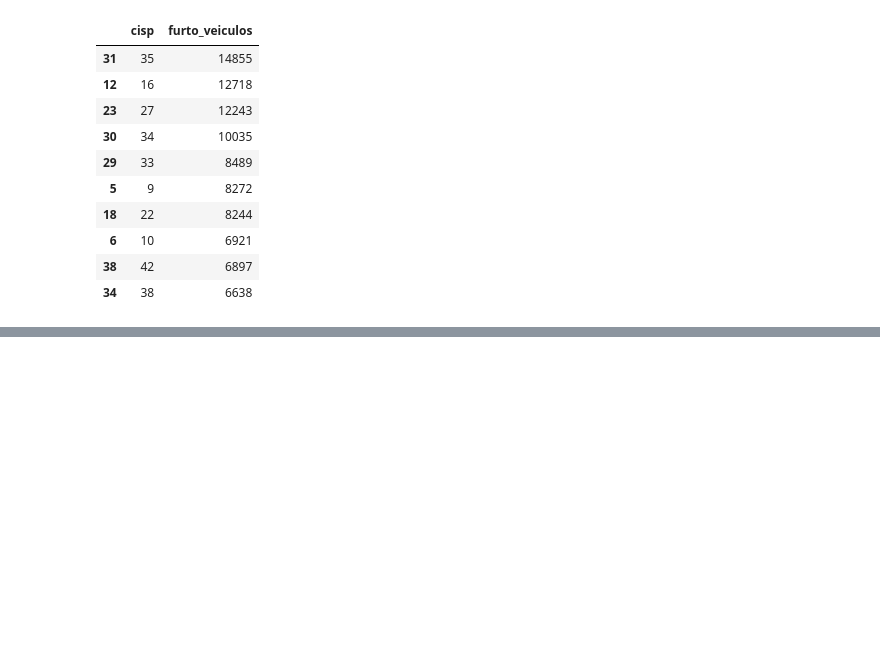
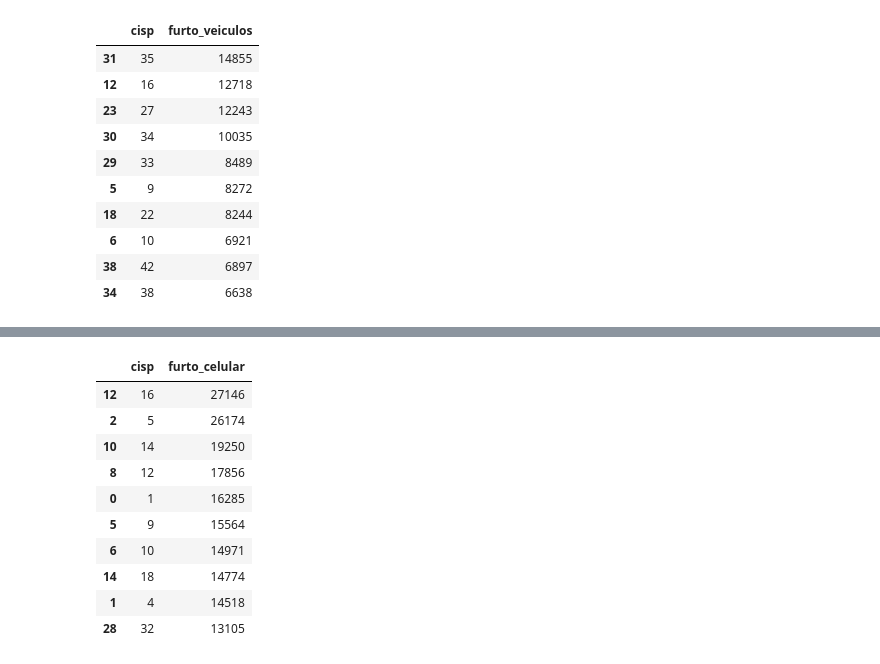
Before and after one commit to wrteixeira2-cpu/UC2SenacDados1, a Jupyter notebook: isp.ipynb, the cells around one changed output, grey strips where cells are left out. Saved outputs shown, nothing was run; the diff lists cells and outputs as text; code cells hidden in the pictures; blank space fills up the shorter version.

```diff
--- a/isp.ipynb
+++ b/isp.ipynb
@@ -156,0 +233,16 @@ df_cisp_furto.head(10)
+# %%
+df_baixada_fluminense = df_capital.groupby('cisp')['furto_celular'].sum().reset_index()
+df_baixada_fluminense = df_cisp_furto.sort_values(by='furto_celular', ascending=False)
+df_baixada_fluminense.head(10)
+# %% [output]
+|  | cisp | furto_celular |
+| 12 | 16 | 27146 |
+| 2 | 5 | 26174 |
+| 10 | 14 | 19250 |
+| 8 | 12 | 17856 |
+| 0 | 1 | 16285 |
+| 5 | 9 | 15564 |
+| 6 | 10 | 14971 |
+| 14 | 18 | 14774 |
+| 1 | 4 | 14518 |
+| 28 | 32 | 13105 |
```
Also changed, not shown: parts of 9 cells of this notebook.
